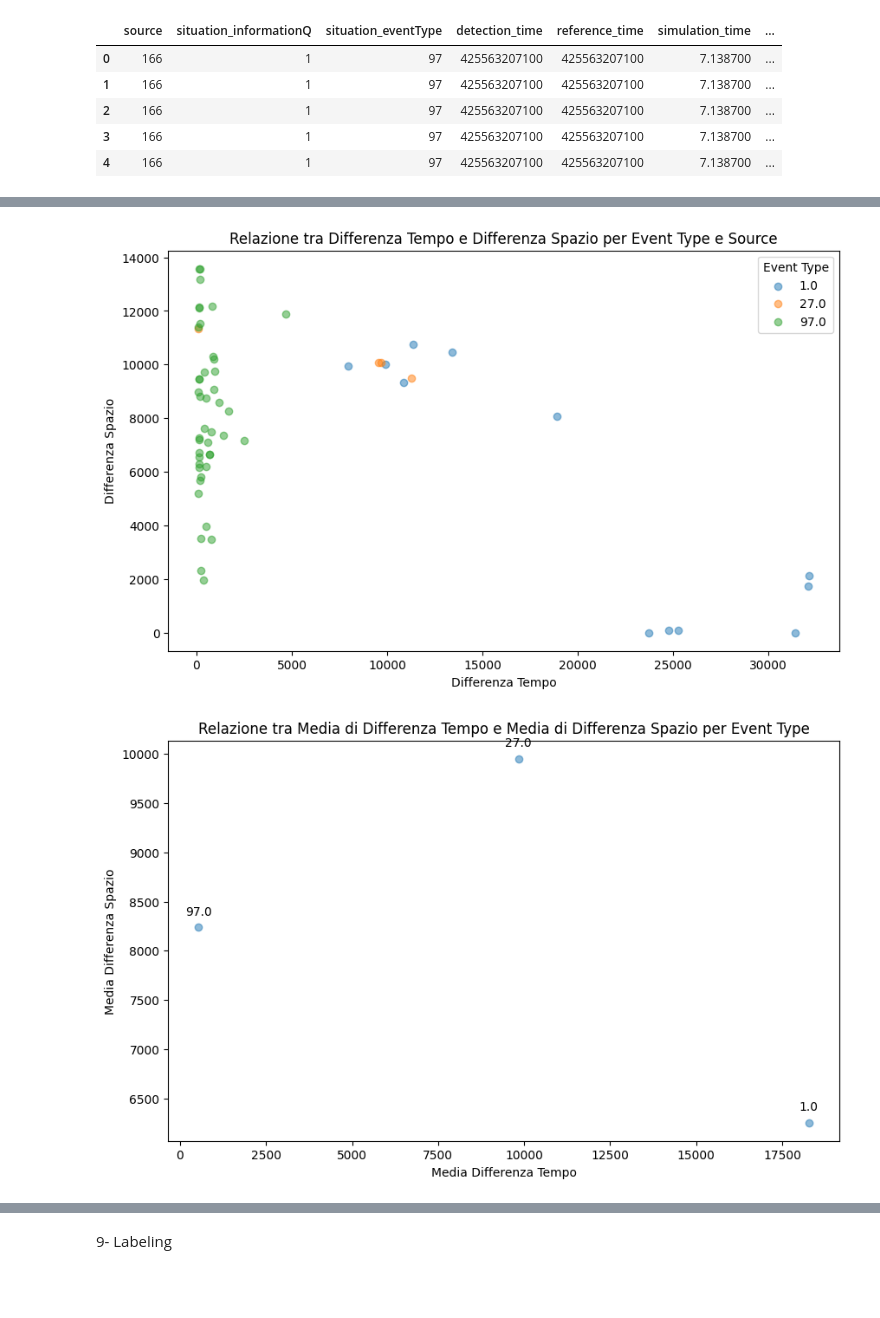
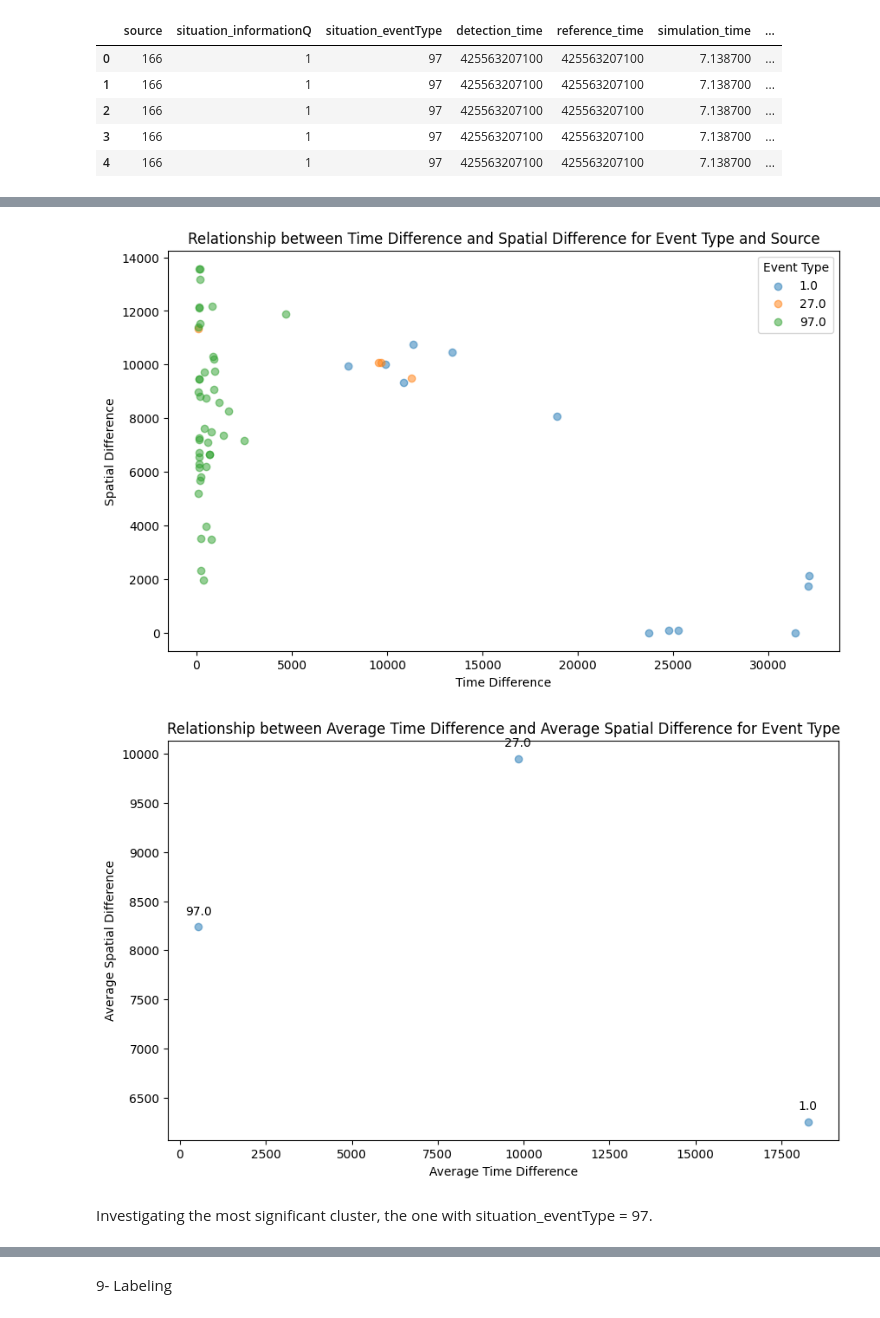
Before and after one commit to alessandrablasioli/attivitaprogettuale, a Jupyter notebook: attprog_sec/finito.ipynb, the cells around one changed output, grey strips where cells are left out. Drawn from its saved outputs; the diff is of its cells as text; code cells hidden in the pictures; blank space fills up the shorter version.

Commit message:
aggiornamento di grafici e clustering

```diff
--- a/attprog_sec/finito.ipynb
+++ b/attprog_sec/finito.ipynb
@@ -582,0 +681,21 @@ plt.show()
+# %%
+denm_sorted = denm_modified.sort_values(by='message_reception_time')
+
+unique_sources = denm_sorted.drop_duplicates(subset=['source', 'situation_eventType'], keep='first')
+
+
+plt.figure(figsize=(10, 6))
+
+unique_event_types = sorted(unique_sources['situation_eventType'].unique())
+
+# Plot the data with colors assigned based on the ascending order of event type
+for event_type in unique_event_types:
+    filtered_data = unique_sources[unique_sources['situation_eventType'] == event_type]
+    plt.scatter(filtered_data['differenza_tempo'], filtered_data['spatial_differences'], label=f'{event_type}', alpha=0.5)
+
+
+plt.title('Relationship between Time Difference and Spatial Difference for Event Type and Source (First Message of Each Different Source)')
+plt.xlabel('Time Difference')
+plt.ylabel('Spatial Difference')
+plt.legend(title='Event Type')
+plt.show()
@@ -583,21 +704,21 @@ plt.show()
 # %%
-#raggruppo i messaggi per tipo di source ed event type, per ogni messaggio con stessa source ed event type
-#faccio una media dei valori
+#We group the messages by source and event type,
+#and for each message with the same source and event type, we calculate the average of the values.
 
 grouped_data = denm_modified.groupby(['source','situation_eventType']).mean().reset_index()
 grouped_data_time = grouped_data.groupby(['situation_eventType'])['differenza_tempo']
 grouped_data_space = grouped_data.groupby(['situation_eventType'])['spatial_differences']
 plt.figure(figsize=(10, 6))
 for (event_type), group_time in grouped_data_time:
     group_space = grouped_data_space.get_group((event_type))
     plt.scatter(group_time, group_space, label=f'{event_type}', alpha=0.5)
-plt.title('Relazione tra Differenza Tempo e Differenza Spazio per Event Type e Source')
-plt.xlabel('Differenza Tempo')
-plt.ylabel('Differenza Spazio')
+plt.title('Relationship between Time Difference and Spatial Difference for Event Type and Source')
+plt.xlabel('Time Difference')
+plt.ylabel('Spatial Difference')
 plt.legend(title='Event Type')
 plt.show()
 # %% [output]
-[figure, old version]
+[figure, new version]
 # %%
 grouped_data_time = denm_modified.groupby('situation_eventType')['differenza_tempo'].mean()
 grouped_data_space = denm_modified.groupby('situation_eventType')['spatial_differences'].mean()
@@ -611,12 +732,14 @@ plt.scatter(mean_time, mean_space, alpha=0.5)
 for group_name, x, y in zip(grouped_data_time.index, mean_time, mean_space):
     plt.annotate(group_name, (x, y), textcoords="offset points", xytext=(0, 10), ha='center')
 
-plt.title('Relazione tra Media di Differenza Tempo e Media di Differenza Spazio per Event Type')
-plt.xlabel('Media Differenza Tempo')
-plt.ylabel('Media Differenza Spazio')
+plt.title('Relationship between Average Time Difference and Average Spatial Difference for Event Type')
+plt.xlabel('Average Time Difference')
+plt.ylabel('Average Spatial Difference')
 
 plt.show()
 # %% [output]
-[figure, old version]
+[figure, new version]
 # %%
 datatimeDENM= datatimeDENM.loc[datatimeDENM['situation_informationQ'] > 0.6]
+# %% [markdown]
+Investigating the most significant cluster, the one with situation_eventType = 97.
```
Also changed, not shown: parts of 61 cells of this notebook, 2 other files.
